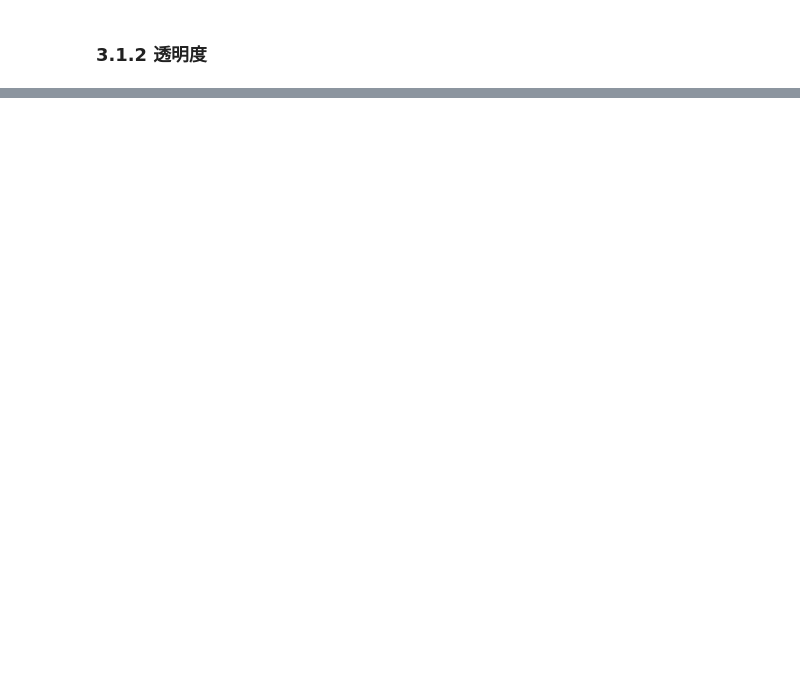
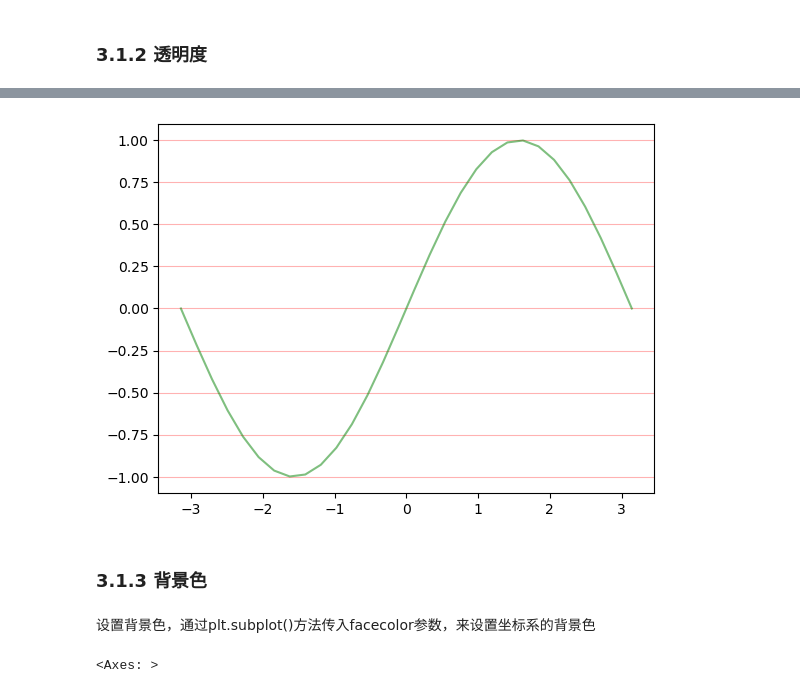
Before and after one commit to Leecoin49/StudyNote, a Jupyter notebook: LLM/AILLM_Luffy/1.Python/第21章Matplotlib/1.Matplotlib绘图.ipynb, the cells around one changed output, grey strips where cells are left out. Saved outputs shown, nothing was run; the diff lists cells and outputs as text; code cells hidden in the pictures; blank space fills up the shorter version.

```diff
--- a/LLM/AILLM_Luffy/1.Python/第21章Matplotlib/1.Matplotlib绘图.ipynb
+++ b/LLM/AILLM_Luffy/1.Python/第21章Matplotlib/1.Matplotlib绘图.ipynb
@@ -516,0 +555,17 @@ plt.show()
+# %%
+x = np.linspace(-np.pi, np.pi, 30)
+y = np.sin(x)
+# %%
+plt.grid(color='red', alpha=0.3, axis='y')
+plt.plot(x, y, color='green', alpha=0.5)
+plt.show()
+# %% [output]
+[figure, added]
+# %% [markdown]
+### 3.1.3 背景色
+# %% [markdown]
+设置背景色，通过plt.subplot()方法传入facecolor参数，来设置坐标系的背景色
+# %%
+plt.subplot(facecolor=np.random.random(size=(3,)))
+# %% [output]
+<Axes: >
```
Also changed, not shown: parts of 80 cells of this notebook.
